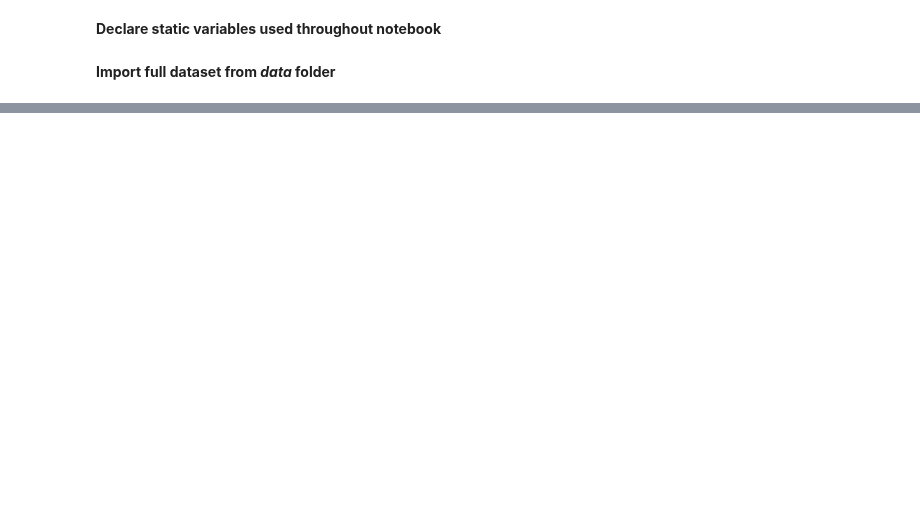
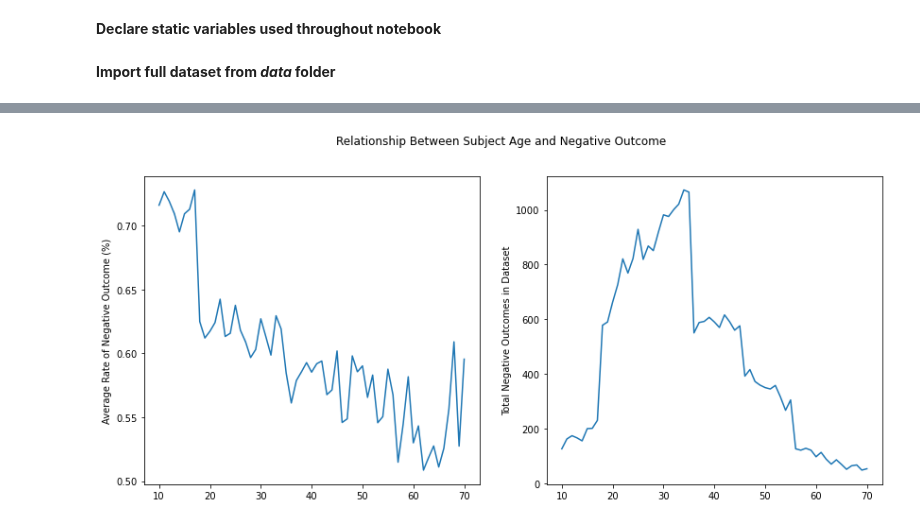
Before and after one commit to sethnlewis/Policing-Bias, a Jupyter notebook: analysis/final_notebook.ipynb, the cells around one changed output, grey strips where cells are left out. Cells and saved outputs as stored; diff of their text form; code cells hidden in the pictures; blank space fills up the shorter version.

```diff
--- a/analysis/final_notebook.ipynb
+++ b/analysis/final_notebook.ipynb
@@ -83,0 +288,17 @@ for col in df.columns:
+# %%
+dict_resolution = {
+    'Field Contact': 'Neutral',
+    'Offense Report': 'Negative',
+    'Arrest': 'Negative',
+    'Referred for Prosecution': 'Negative',
+    'Citation / Infraction': 'Negative'}
+
+df['Resolution: Negative (Y/N)'] = (df['Stop Resolution'].map(dict_resolution) == 'Negative')
+df['Resolution: Negative (Y/N)'] = (df['Resolution: Negative (Y/N)']).astype('int')
+
+# Remove original pre-categorization feature
+df.drop('Stop Resolution', axis=1, inplace=True)
+# %%
+# Remove missing values and reset index
+df.dropna(inplace=True)
+df.reset_index(inplace=True, drop=True)
@@ -83,0 +311,26 @@ for col in df.columns:
+# %%
+# Create data to plot
+min_age = df['Subject Age (Est)'].min()
+max_age = df['Subject Age (Est)'].max()
+ages = list(range(min_age, max_age+1))
+negative_outcome_ct = []
+negative_outcome_rate = []
+
+for age in ages:
+    grouped = df.loc[df['Subject Age (Est)'] == age]
+    target = grouped['Resolution: Negative (Y/N)']
+    negative_outcome_ct.append(target.sum())
+    negative_outcome_rate.append(target.mean())
+
+
+# Create plot
+fig, axes = plt.subplots(nrows=1, ncols=2,figsize=(14, 6))
+plt.suptitle('Relationship Between Subject Age and Negative Outcome')
+
+axes[0].plot(ages, negative_outcome_rate)
+axes[0].set_ylabel('Average Rate of Negative Outcome (%)')
+
+axes[1].plot(ages, negative_outcome_ct)
+axes[1].set_ylabel('Total Negative Outcomes in Dataset');
+# %% [output]
+[figure, added]
```
Also changed, not shown: parts of 25 cells of this notebook, 2 other files.
